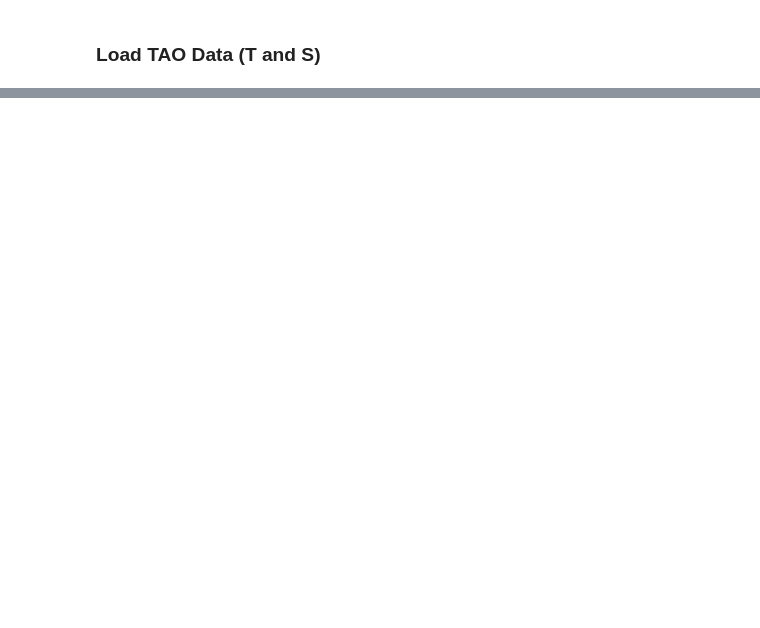
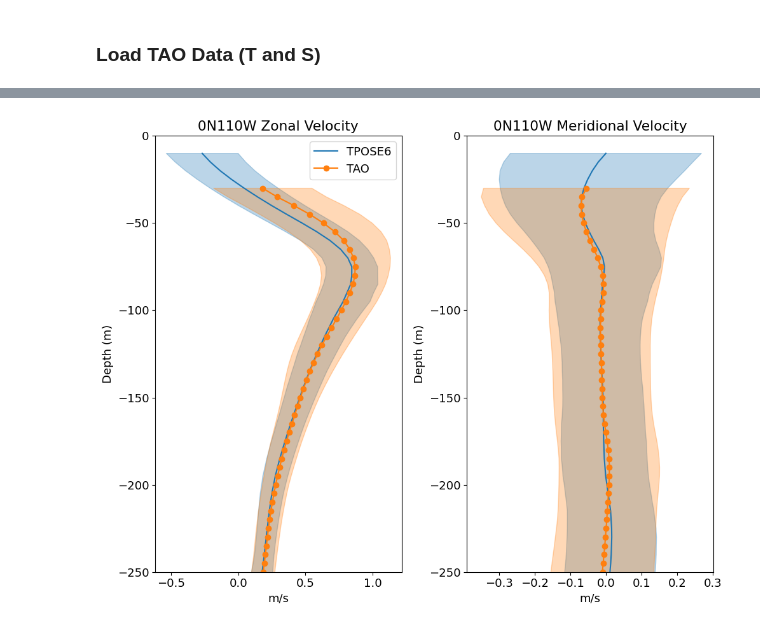
Before and after one commit to eldavenport/TPOSE6_VelocityAssim, a Jupyter notebook: TPOSE_TAO/tpose_tao_T_S.ipynb, the cells around one changed output, grey strips where cells are left out. Drawn from its saved outputs; the diff is of its cells as text; code cells hidden in the pictures; blank space fills up the shorter version.

```diff
--- a/TPOSE_TAO/tpose_tao_T_S.ipynb
+++ b/TPOSE_TAO/tpose_tao_T_S.ipynb
@@ -137,0 +137,5 @@ fig.savefig(foldername+'S_' + lon_str + 'W.png')
+# %%
+dsTAO['depth'] = -1*dsTAO.depth
+dsTAO = dsTAO.sel(time=slice('2012-09-01','2013-03-01')) # subset to sep 2012, mar 2013
+dsTAO['u_1205'] = dsTAO.u_1205/100 # convert from cm/s to m/s
+dsTAO['v_1206'] = dsTAO.v_1206/100 # convert from cm/s to m/s
@@ -137,0 +162,38 @@ fig.savefig(foldername+'S_' + lon_str + 'W.png')
+# %%
+# rename TAO coords/dims so that depth is Z, lat is YC, lon is XC
+dsTAO = dsTAO.rename({'depth':'Z','lat':'YC','lon':'XG'})
+tpose_U = ds.UVEL.interp_like(dsTAO.u_1205).compute().squeeze()
+# rename TAO coords/dims so that depth is Z, lat is YC, lon is XC
+dsTAO = dsTAO.rename({'XG':'XC','YC':'YG'})
+tpose_V = ds.VVEL.interp_like(dsTAO.v_1206).compute().squeeze()
+# %%
+fig,ax = plt.subplots(figsize=(10,8),ncols=2)
+ax[0].axvline(0,color='k',linewidth=0.5,label='_nolabel_',linestyle='--')
+tpose_U.mean(dim='time').plot(ax=ax[0],y='Z',label='TPOSE6')
+ax[0].fill_betweenx(tpose_U.Z,tpose_U.mean(dim='time')-tpose_U.std(dim='time'),tpose_U.mean(dim='time')+tpose_U.std(dim='time'),color='C0',alpha=0.3)
+TAO_mean = dsTAO.u_1205.mean(dim='time').squeeze()
+TAO_std = dsTAO.u_1205.std(dim='time').squeeze()
+TAO_mean.plot(ax=ax[0],y='Z',label='TAO',marker='o')
+ax[0].fill_betweenx(dsTAO.Z,TAO_mean-TAO_std,TAO_mean+TAO_std,color='C1',alpha=0.3)
+ax[0].set_title('0N'+ lon_str +'W Zonal Velocity')
+ax[0].set_ylabel('Depth (m)')
+ax[0].set_xlabel('m/s')
+ax[0].legend()
+ax[0].set_ylim(-250,0)
+
+ax[1].axvline(0,color='k',linewidth=0.5,label='_nolabel_',linestyle='--')
+tpose_V.mean(dim='time').plot(ax=ax[1],y='Z',label='TPOSE6')
+ax[1].fill_betweenx(tpose_V.Z,tpose_V.mean(dim='time')-tpose_V.std(dim='time'),tpose_V.mean(dim='time')+tpose_V.std(dim='time'),color='C0',alpha=0.3)
+TAO_mean = dsTAO.v_1206.mean(dim='time').squeeze()
+TAO_std = dsTAO.v_1206.std(dim='time').squeeze()
+TAO_mean.plot(ax=ax[1],y='Z',label='TAO',marker='o')
+ax[1].fill_betweenx(dsTAO.Z,TAO_mean-TAO_std,TAO_mean+TAO_std,color='C1',alpha=0.3)
+ax[1].set_title('0N'+ lon_str +'W Meridional Velocity')
+ax[1].set_ylabel('Depth (m)')
+ax[1].set_xlabel('m/s')
+ax[1].set_ylim(-250,0)
+
+plt.tight_layout()
+fig.savefig(foldername+'UV_' + lon_str + 'W_mean_prof.png')
+# %% [output]
+[figure, added]
```
Also changed, not shown: parts of 17 cells of this notebook, 37 other files.
